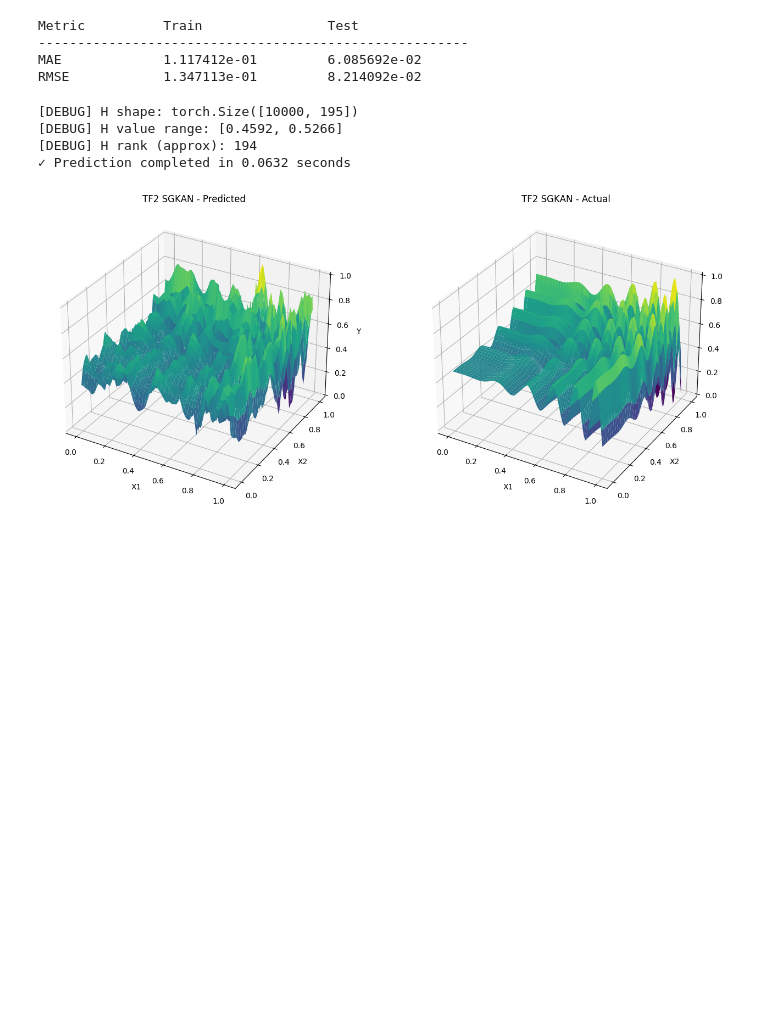
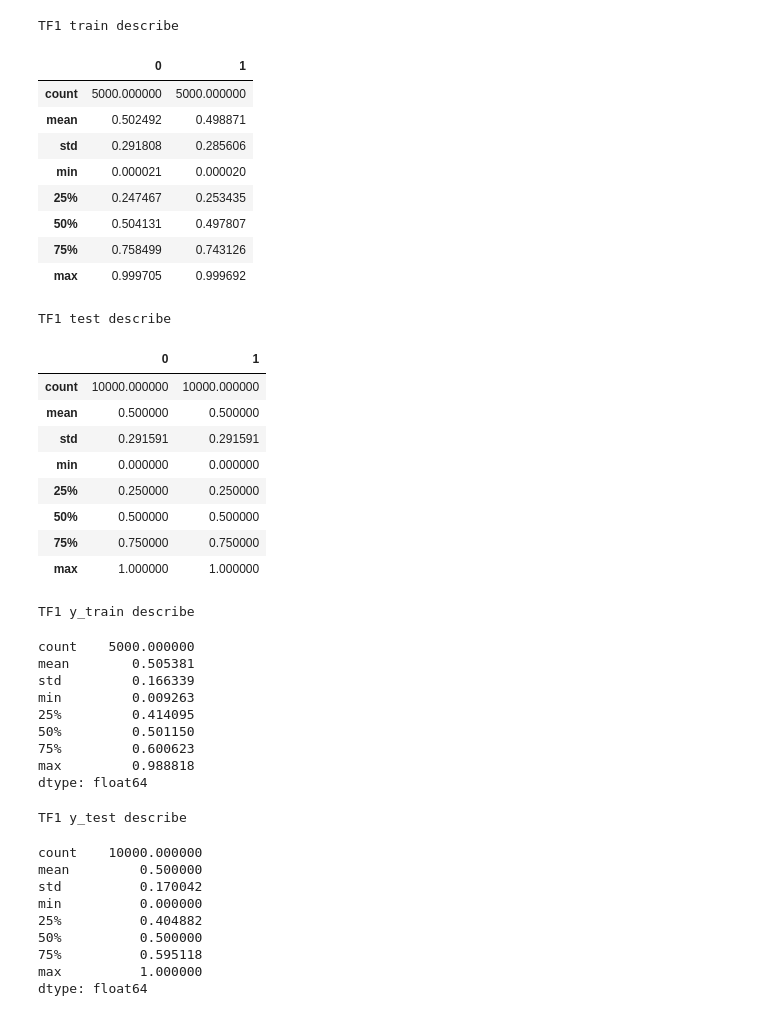
Before and after one commit to gizemnurdali/swim-meets-kans, a Jupyter notebook: benchmarking.ipynb, the cells around one changed output. Cells and saved outputs as stored; diff of their text form; code cells hidden in the pictures; blank space fills up the shorter version.

```diff
--- a/benchmarking.ipynb
+++ b/benchmarking.ipynb
@@ -376,7 +25,0 @@ Pipeline(steps=[('expanding_layer_0',
-# %%
-# Fit HKAN
-fit_hkan(tf1_model,  tf1_x_train, tf1_y_train)
-tf1_results = em.evaluate(
-    tf1_model,
-    tf1_x_train, tf1_y_train, tf1_x_test, tf1_y_test
-)
@@ -1439,18 +26,50 @@ tf2_sgkan_results = em.evaluate(
-# %%
-print_results(tf2_sgkan_results)
-# %% [output]
-Metric          Train                Test
--------------------------------------------------------
-MAE             1.117412e-01         6.085692e-02
-RMSE            1.347113e-01         8.214092e-02
-# %%
-tf2_sgkan_y_test_pred = predict_sgkan(tf2_sgkan_layers, tf2_sgkan_W_out, tf2_x_test, activation=torch.tanh)
-# %% [output]
-[DEBUG] H shape: torch.Size([10000, 195])
-[DEBUG] H value range: [0.4592, 0.5266]
-[DEBUG] H rank (approx): 194
-✓ Prediction completed in 0.0632 seconds
-# %%
-plot_3d_surface("TF2 SGKAN", tf2_x_test, tf2_y_test, tf2_sgkan_y_test_pred)
-# %% [output]
-[figure, removed]
+# %%
+print("TF1 train describe")
+display(pd.DataFrame(tf1_x_train).describe())
+print("TF1 test describe")
+display(pd.DataFrame(tf1_x_test).describe())
+print("TF1 y_train describe")
+display(pd.Series(tf1_y_train).describe())
+print("TF1 y_test describe")
+display(pd.Series(tf1_y_test).describe())
+# %% [output]
+TF1 train describe
+|  | 0 | 1 |
+| count | 5000.000000 | 5000.000000 |
+| mean | 0.502492 | 0.498871 |
+| std | 0.291808 | 0.285606 |
+| min | 0.000021 | 0.000020 |
+| 25% | 0.247467 | 0.253435 |
+| 50% | 0.504131 | 0.497807 |
+| 75% | 0.758499 | 0.743126 |
+| max | 0.999705 | 0.999692 |
+TF1 test describe
+|  | 0 | 1 |
+| count | 10000.000000 | 10000.000000 |
+| mean | 0.500000 | 0.500000 |
+| std | 0.291591 | 0.291591 |
+| min | 0.000000 | 0.000000 |
+| 25% | 0.250000 | 0.250000 |
+| 50% | 0.500000 | 0.500000 |
+| 75% | 0.750000 | 0.750000 |
+| max | 1.000000 | 1.000000 |
+TF1 y_train describe
+count    5000.000000
+mean        0.505381
+std         0.166339
+min         0.009263
+25%         0.414095
+50%         0.501150
+75%         0.600623
+max         0.988818
+dtype: float64
+TF1 y_test describe
+count    10000.000000
+mean         0.500000
+std          0.170042
+min          0.000000
+25%          0.404882
+50%          0.500000
+75%          0.595118
+max          1.000000
+dtype: float64
```
Also changed, not shown: parts of 135 cells of this notebook, 13 other files.
